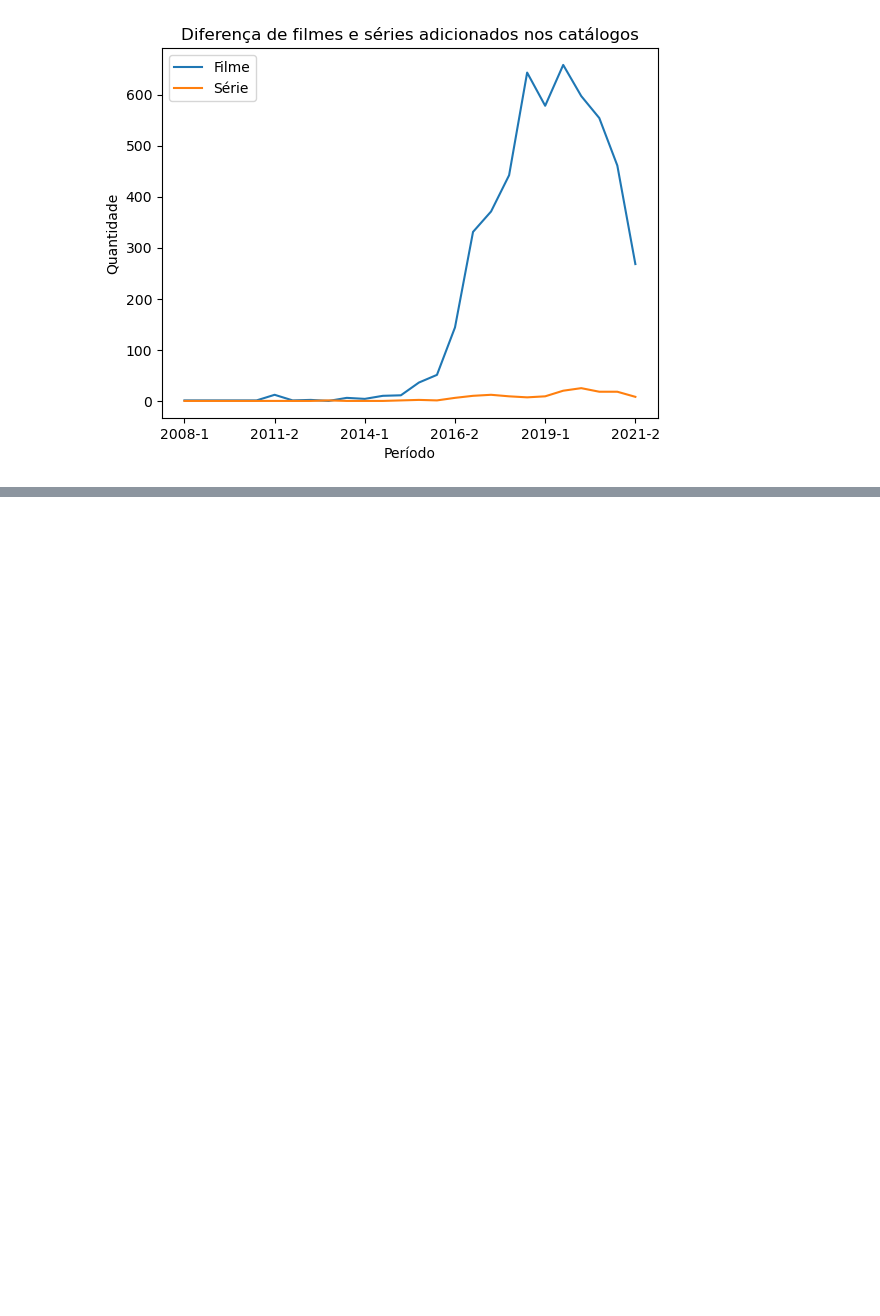
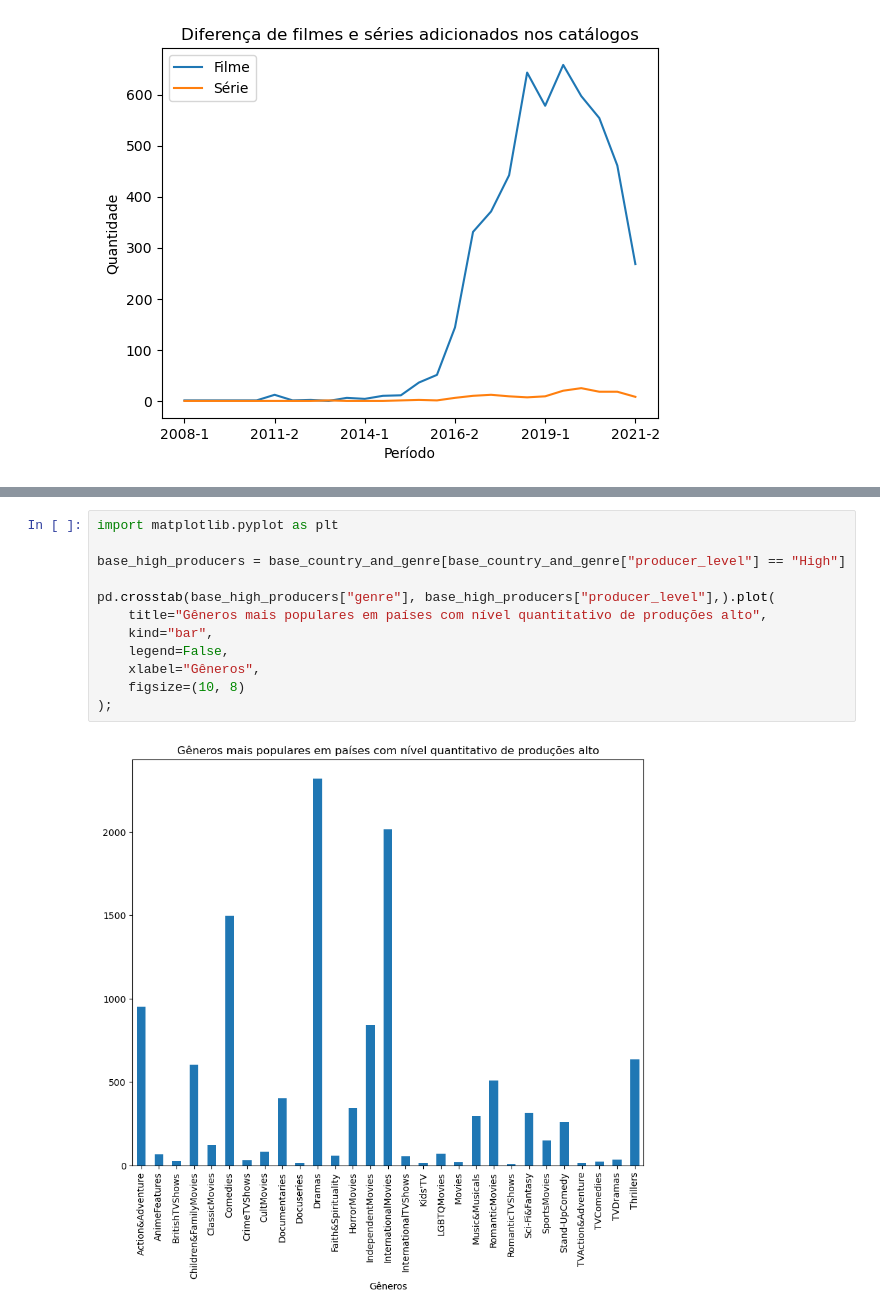
Before and after one commit to octavioduarte/IA-AI, a Jupyter notebook: 02-analise-exploratoria/01-analise-exploratoria-descritiva.ipynb, the cells around one changed output, grey strips where cells are left out. Drawn from its saved outputs; the diff is of its cells as text; blank space fills up the shorter version.

```diff
--- a/02-analise-exploratoria/01-analise-exploratoria-descritiva.ipynb
+++ b/02-analise-exploratoria/01-analise-exploratoria-descritiva.ipynb
@@ -230,0 +362,14 @@ ax.legend(["Filme", "Série"]);
+# %%
+import matplotlib.pyplot as plt
+
+base_high_producers = base_country_and_genre[base_country_and_genre["producer_level"] == "High"]
+
+pd.crosstab(base_high_producers["genre"], base_high_producers["producer_level"],).plot(
+    title="Gêneros mais populares em países com nível quantitativo de produções alto",
+    kind="bar",
+    legend=False,
+    xlabel="Gêneros",
+    figsize=(10, 8)
+);
+# %% [output]
+[figure, added]
```
Also changed, not shown: parts of 12 cells of this notebook.
